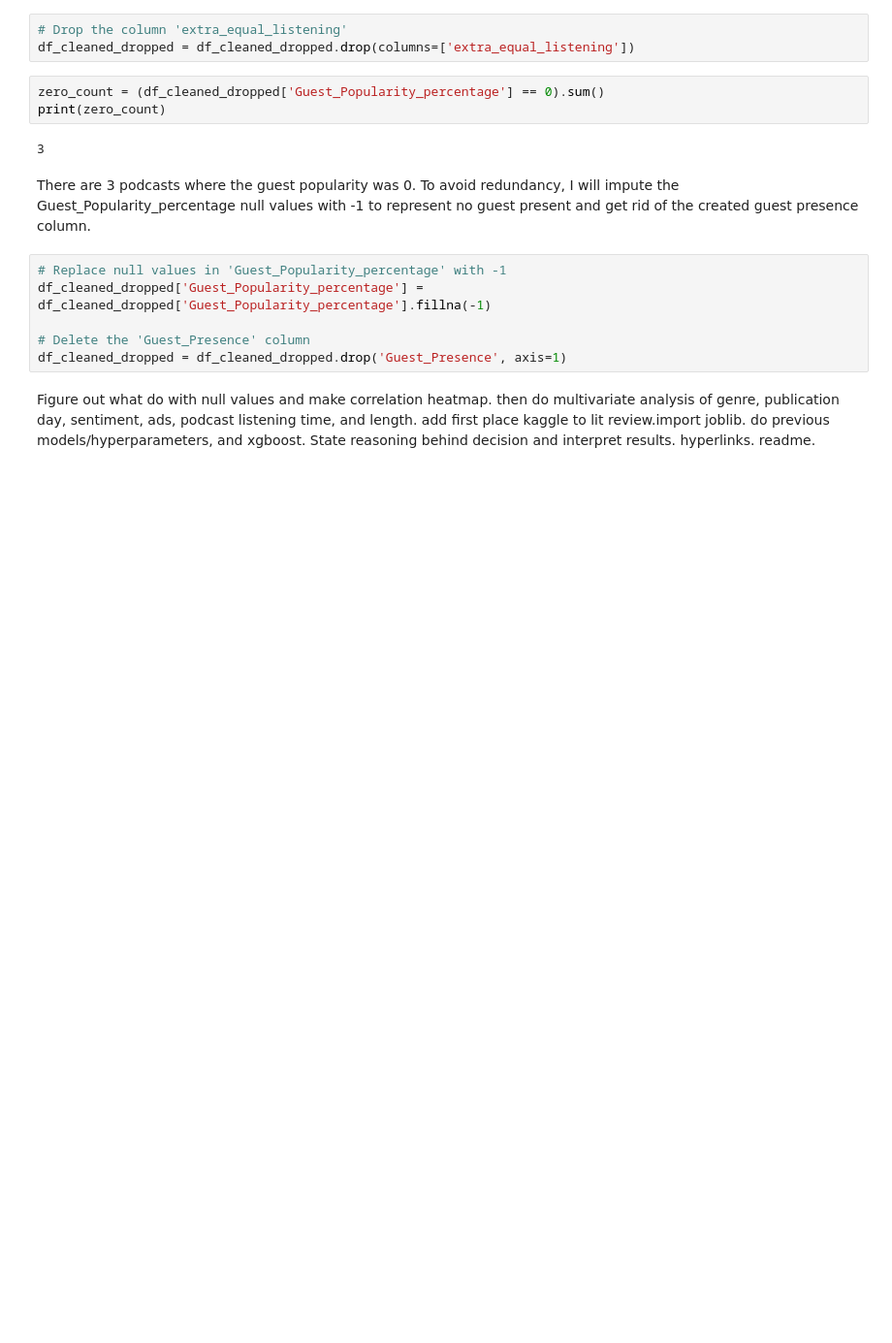
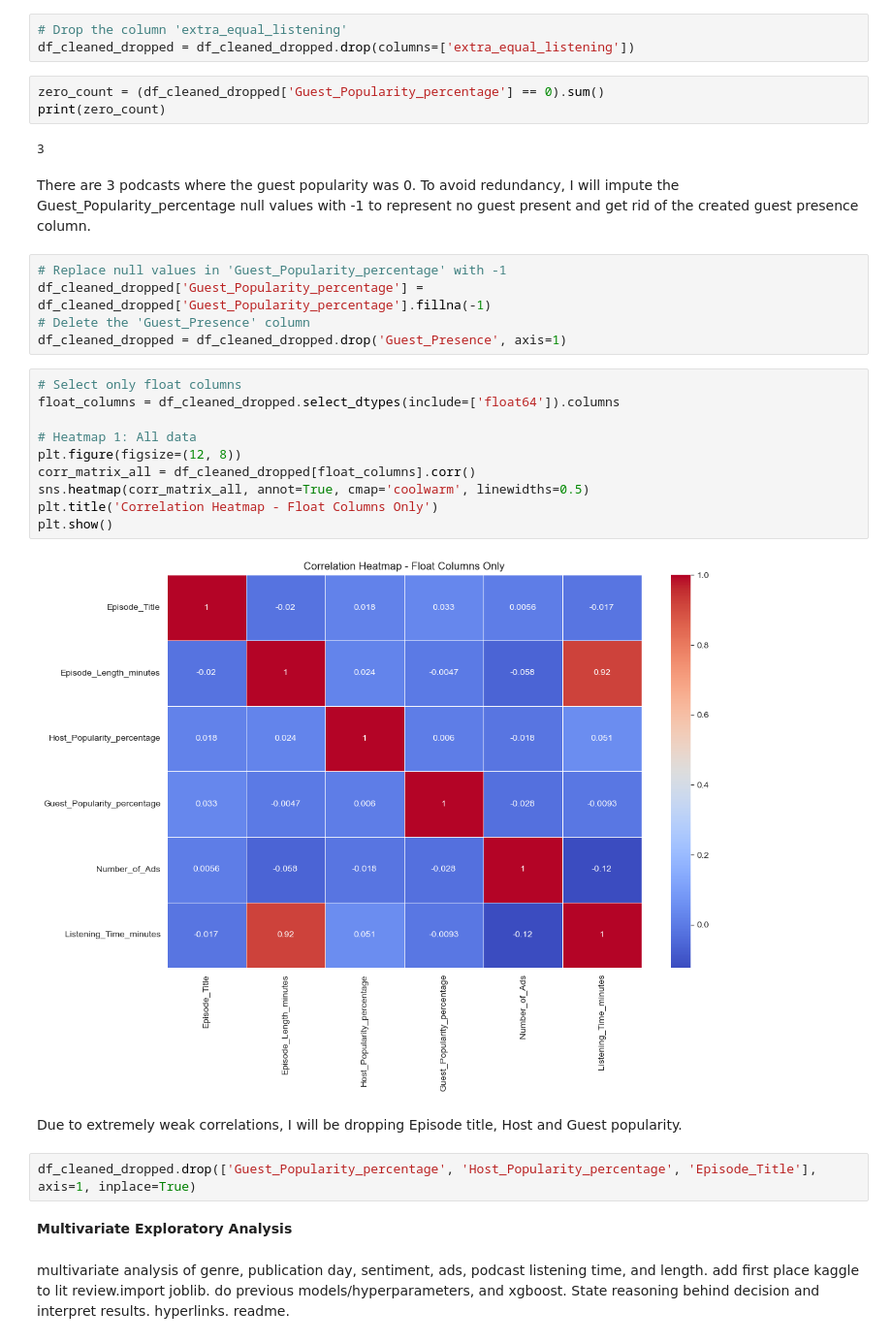
Before and after one commit to Seribii1o1/Predict-Podcast-Listening-Time, a Jupyter notebook: code/EDA.ipynb, the cells around one changed output. Shown at 97% size. Cells and saved outputs as stored; diff of their text form; blank space fills up the shorter version.

Commit message:
Start multivariate

```diff
--- a/code/EDA.ipynb
+++ b/code/EDA.ipynb
@@ -577,8 +577,25 @@ There are 3 podcasts where the guest popularity was 0. To avoid redundancy, I wi
 # %%
 # Replace null values in 'Guest_Popularity_percentage' with -1
 df_cleaned_dropped['Guest_Popularity_percentage'] = df_cleaned_dropped['Guest_Popularity_percentage'].fillna(-1)
-
 # Delete the 'Guest_Presence' column
 df_cleaned_dropped = df_cleaned_dropped.drop('Guest_Presence', axis=1)
+# %%
+# Select only float columns
+float_columns = df_cleaned_dropped.select_dtypes(include=['float64']).columns
+
+# Heatmap 1: All data
+plt.figure(figsize=(12, 8))
+corr_matrix_all = df_cleaned_dropped[float_columns].corr()
+sns.heatmap(corr_matrix_all, annot=True, cmap='coolwarm', linewidths=0.5)
+plt.title('Correlation Heatmap - Float Columns Only')
+plt.show()
+# %% [output]
+[figure, added]
+# %% [markdown]
+Due to extremely weak correlations, I will be dropping Episode title, Host and Guest popularity.
+# %%
+df_cleaned_dropped.drop(['Guest_Popularity_percentage', 'Host_Popularity_percentage', 'Episode_Title'], axis=1, inplace=True)
+# %% [markdown]
+**Multivariate Exploratory Analysis**
 # %% [markdown]
-Figure out what do with null values and make correlation heatmap. then do multivariate analysis of genre, publication day, sentiment, ads, podcast listening time, and length. add first place kaggle to lit review.import joblib. do previous models/hyperparameters, and xgboost. State reasoning behind decision and interpret results. hyperlinks. readme.
+multivariate analysis of genre, publication day, sentiment, ads, podcast listening time, and length. add first place kaggle to lit review.import joblib. do previous models/hyperparameters, and xgboost. State reasoning behind decision and interpret results. hyperlinks. readme.
```
Also changed, not shown: parts of 4 cells of this notebook.
